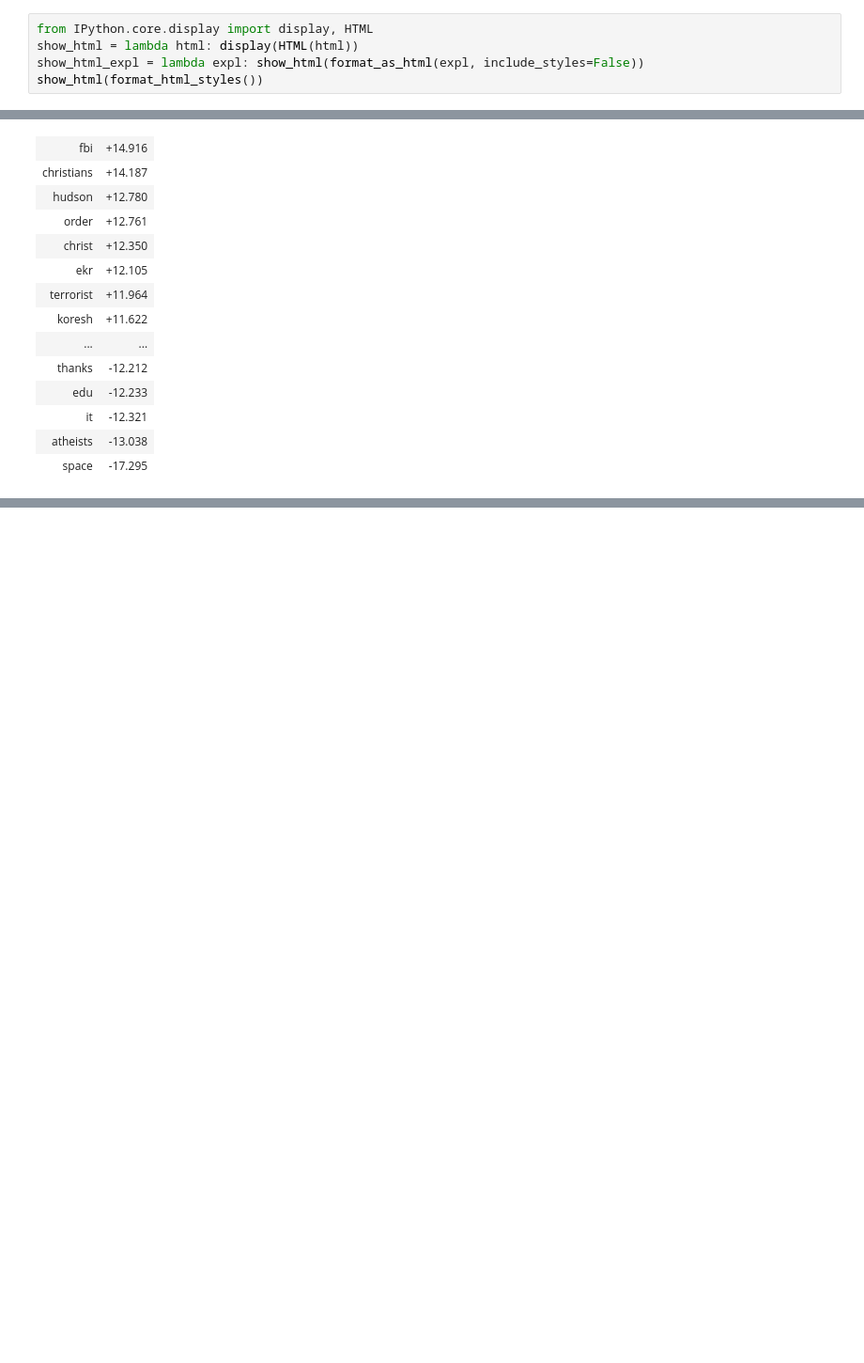
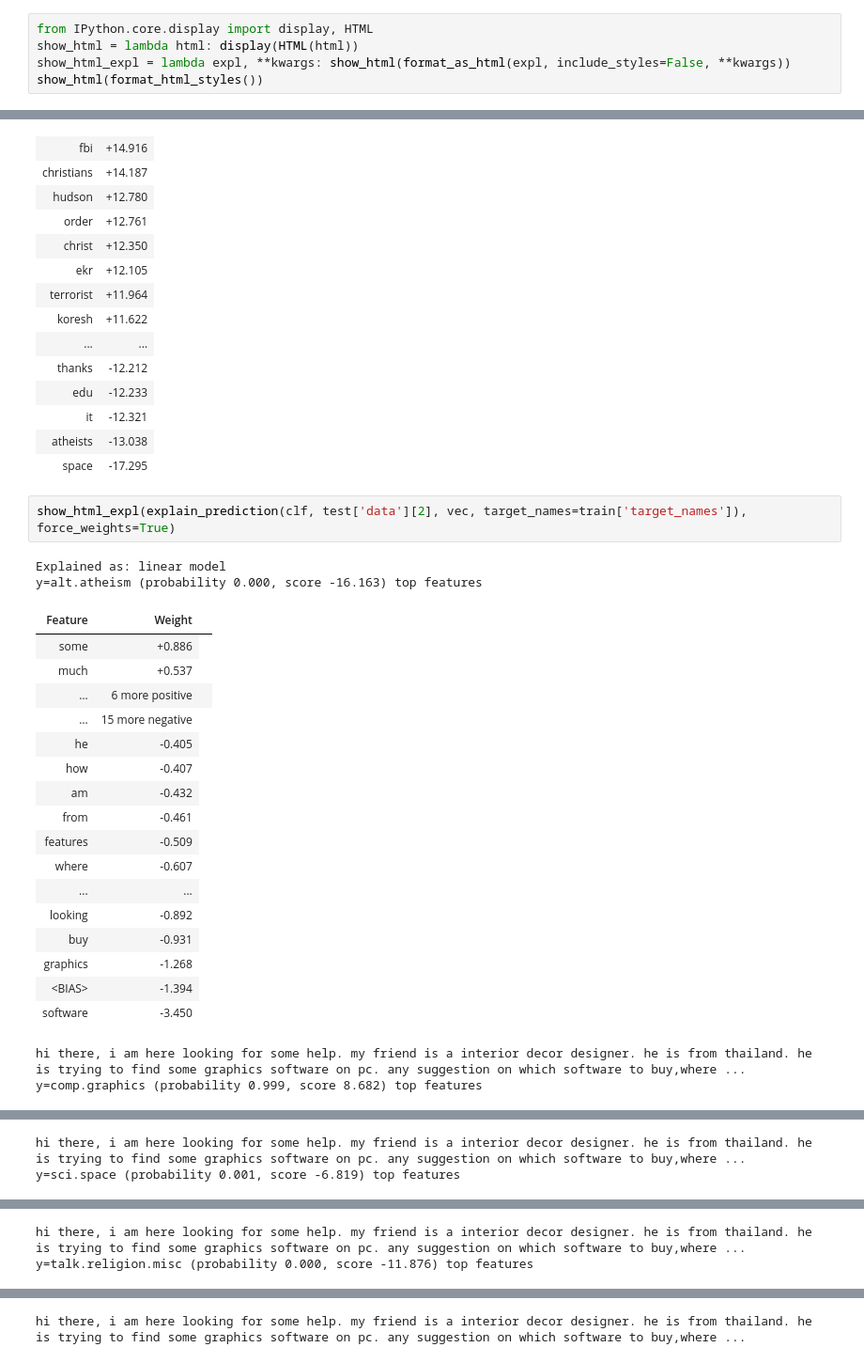
Before and after one commit to TeamHG-Memex/eli5, a Jupyter notebook: notebooks/explain_text_prediction.ipynb, the cells around one changed output, grey strips where cells are left out. Shown at 94% size. Cells and saved outputs as stored; diff of their text form; blank space fills up the shorter version.

```diff
--- a/notebooks/explain_text_prediction.ipynb
+++ b/notebooks/explain_text_prediction.ipynb
@@ -54,7 +54,7 @@ Caveats:
 # %%
 from IPython.core.display import display, HTML
 show_html = lambda html: display(HTML(html))
-show_html_expl = lambda expl: show_html(format_as_html(expl, include_styles=False))
+show_html_expl = lambda expl, **kwargs: show_html(format_as_html(expl, include_styles=False, **kwargs))
 show_html(format_html_styles())
 # %%
 show_html_expl(explain_weights(clf, vec, target_names=train['target_names']))
@@ -133,3 +133,27 @@ y=talk.religion.misc top features
 | it | -12.321 |
 | atheists | -13.038 |
 | space | -17.295 |
+# %%
+show_html_expl(explain_prediction(clf, test['data'][2], vec, target_names=train['target_names']), force_weights=True)
+# %% [output]
+Explained as: linear model
+y=alt.atheism (probability 0.000, score -16.163) top features
+| Feature | Weight |
+| some | +0.886 |
+| much | +0.537 |
+| … | 6 more positive |  |
+| … | 15 more negative |
+| he | -0.405 |
+| how | -0.407 |
+| am | -0.432 |
+| from | -0.461 |
+| features | -0.509 |
+| where | -0.607 |
+| ... | ... |
+| looking | -0.892 |
+| buy | -0.931 |
+| graphics | -1.268 |
+| <BIAS> | -1.394 |
+| software | -3.450 |
+hi there, i am here looking for some help. my friend is a interior decor designer. he is from thailand. he is trying to find some graphics software on pc. any suggestion on which software to buy,where ...
+y=comp.graphics (probability 0.999, score 8.682) top features
@@ -135,0 +177,2 @@ y=talk.religion.misc top features
+hi there, i am here looking for some help. my friend is a interior decor designer. he is from thailand. he is trying to find some graphics software on pc. any suggestion on which software to buy,where ...
+y=sci.space (probability 0.001, score -6.819) top features
@@ -135,0 +196,2 @@ y=talk.religion.misc top features
+hi there, i am here looking for some help. my friend is a interior decor designer. he is from thailand. he is trying to find some graphics software on pc. any suggestion on which software to buy,where ...
+y=talk.religion.misc (probability 0.000, score -11.876) top features
@@ -136 +215,2 @@ y=talk.religion.misc top features
+hi there, i am here looking for some help. my friend is a interior decor designer. he is from thailand. he is trying to find some graphics software on pc. any suggestion on which software to buy,where ...
 # %%
```
Also changed, not shown: parts of 3 cells of this notebook.
